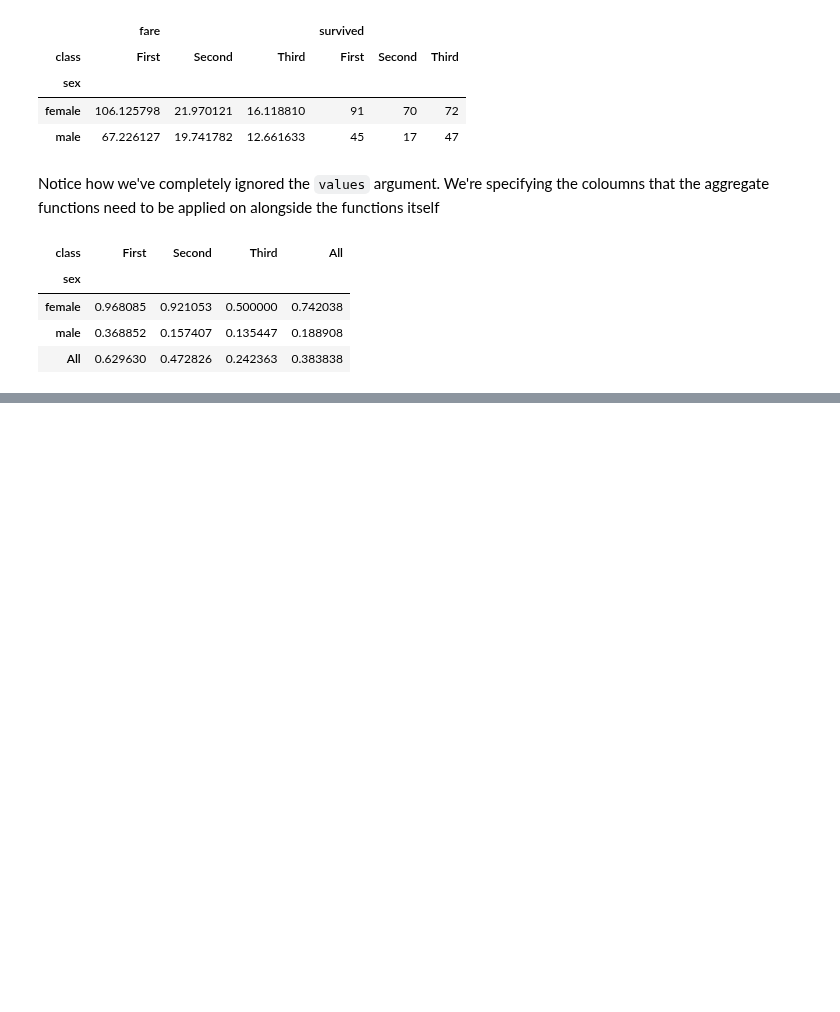
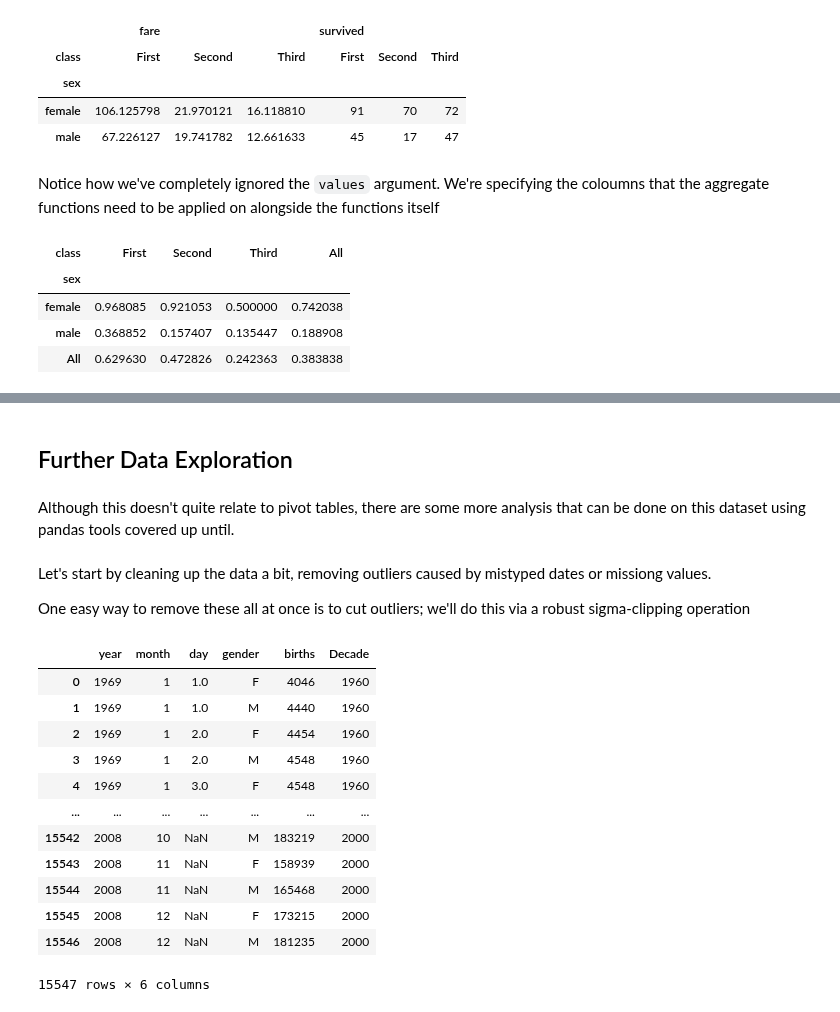
Before and after one commit to denis-james/Self-Learning, a Jupyter notebook: Pandas/9. Pivot Tables.ipynb, the cells around one changed output, grey strips where cells are left out. Drawn from its saved outputs; the diff is of its cells as text; code cells hidden in the pictures; blank space fills up the shorter version.

```diff
--- a/Pandas/9. Pivot Tables.ipynb
+++ b/Pandas/9. Pivot Tables.ipynb
@@ -136,0 +180,24 @@ Titanic.pivot_table('survived',index='sex',columns='class',margins=True)
+# %% [markdown]
+## Further Data Exploration
+# %% [markdown]
+Although this doesn't quite relate to pivot tables, there are some more analysis that can be done on this dataset using pandas tools covered up until.
+# %% [markdown]
+Let's start by cleaning up the data a bit, removing outliers caused by mistyped dates or missiong values.
+
+One easy way to remove these all at once is to cut outliers; we'll do this via a robust sigma-clipping operation
+# %%
+Births
+# %% [output]
+|  | year | month | day | gender | births | Decade |
+| 0 | 1969 | 1 | 1.0 | F | 4046 | 1960 |
+| 1 | 1969 | 1 | 1.0 | M | 4440 | 1960 |
+| 2 | 1969 | 1 | 2.0 | F | 4454 | 1960 |
+| 3 | 1969 | 1 | 2.0 | M | 4548 | 1960 |
+| 4 | 1969 | 1 | 3.0 | F | 4548 | 1960 |
+| ... | ... | ... | ... | ... | ... | ... |
+| 15542 | 2008 | 10 | NaN | M | 183219 | 2000 |
+| 15543 | 2008 | 11 | NaN | F | 158939 | 2000 |
+| 15544 | 2008 | 11 | NaN | M | 165468 | 2000 |
+| 15545 | 2008 | 12 | NaN | F | 173215 | 2000 |
+| 15546 | 2008 | 12 | NaN | M | 181235 | 2000 |
+15547 rows × 6 columns
```
Also changed, not shown: parts of 17 cells of this notebook, 1 other file.
